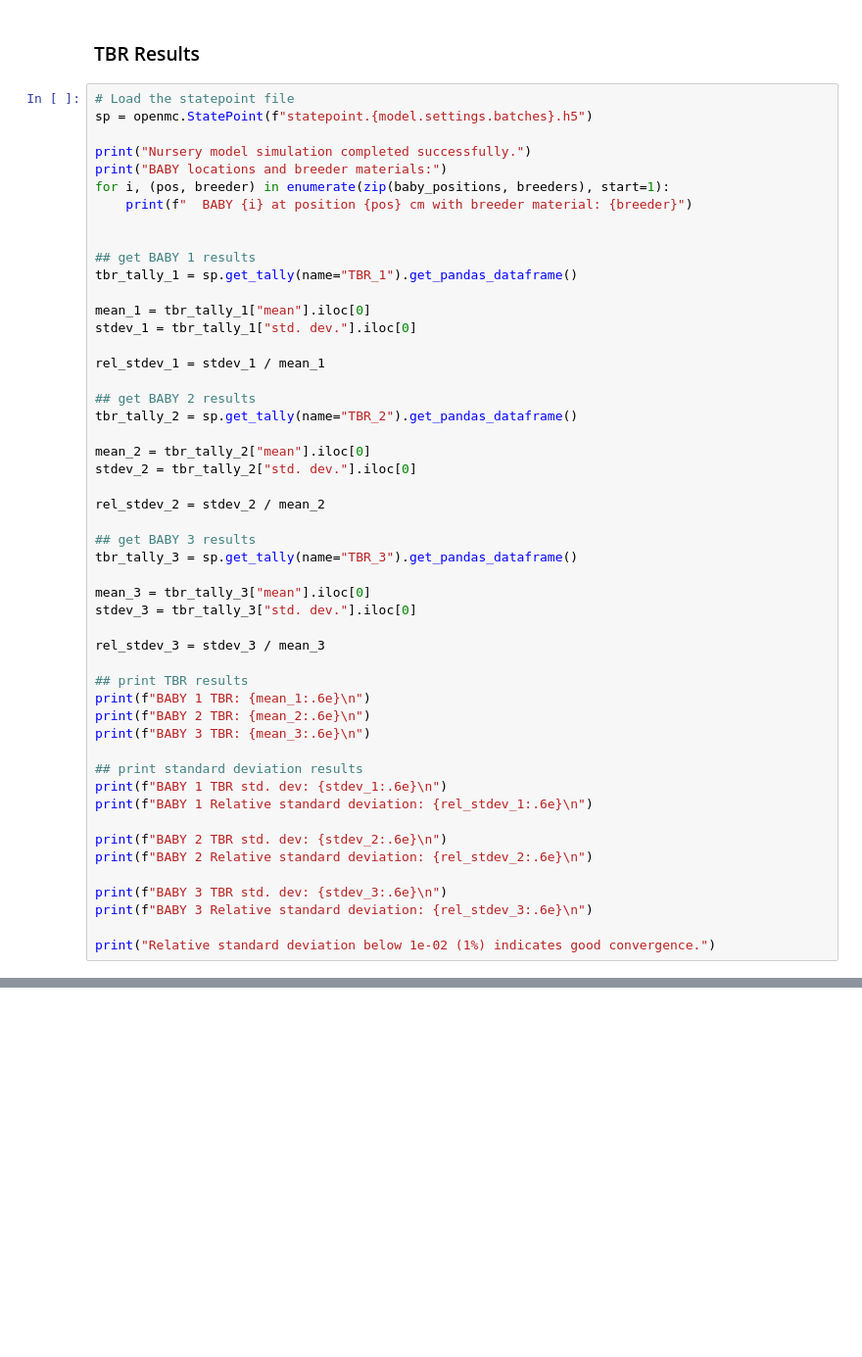
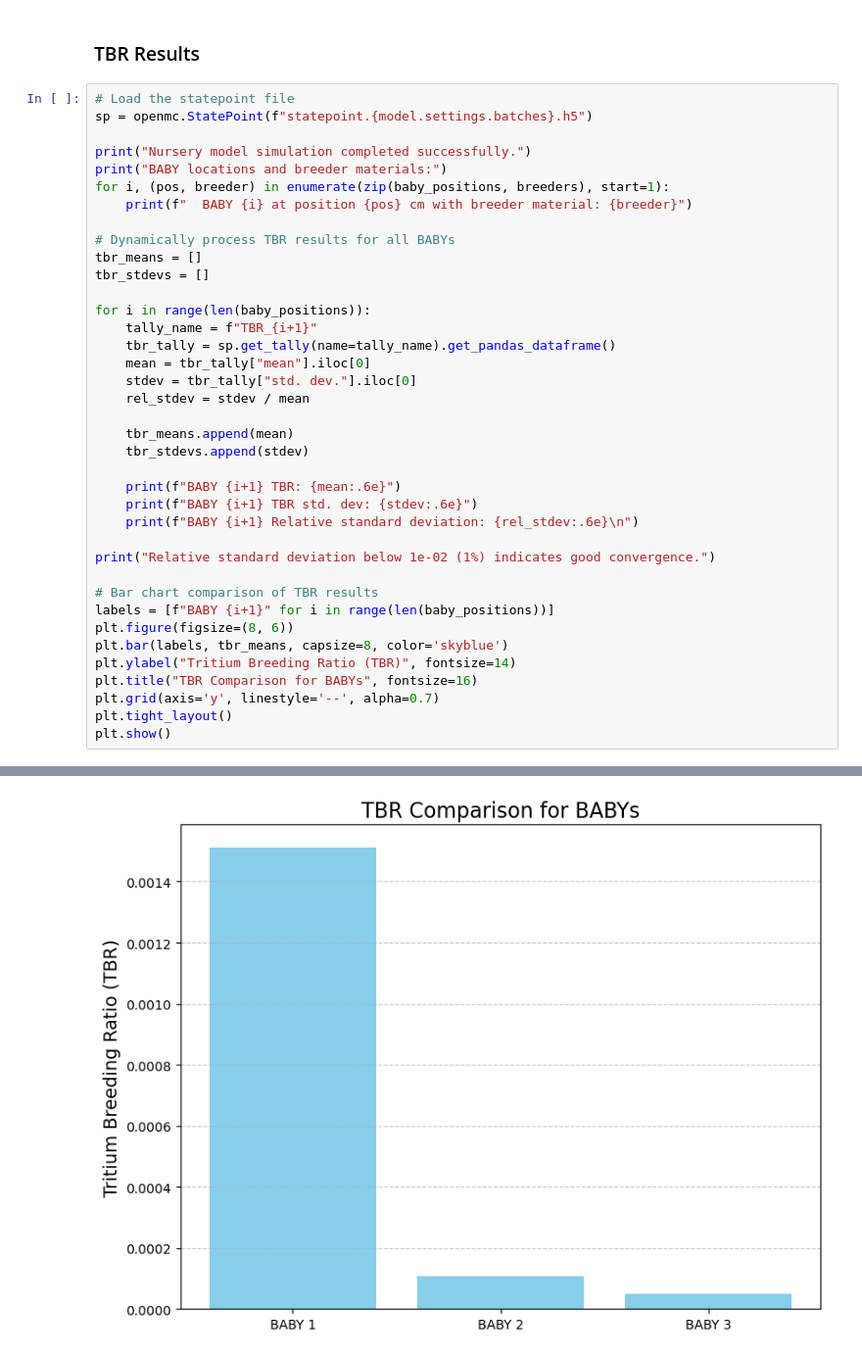
Before and after one commit to rossmacdonald98/Nursery_layout, a Jupyter notebook: analysis/neutron/postprocessing.ipynb, the cells around one changed output, grey strips where cells are left out. Shown at 98% size. Cells and saved outputs as stored; diff of their text form; blank space fills up the shorter version.

```diff
--- a/analysis/neutron/postprocessing.ipynb
+++ b/analysis/neutron/postprocessing.ipynb
@@ -175,47 +153,35 @@ print("BABY locations and breeder materials:")
 for i, (pos, breeder) in enumerate(zip(baby_positions, breeders), start=1):
     print(f"  BABY {i} at position {pos} cm with breeder material: {breeder}")
 
+# Dynamically process TBR results for all BABYs
+tbr_means = []
+tbr_stdevs = []
 
-## get BABY 1 results
-tbr_tally_1 = sp.get_tally(name="TBR_1").get_pandas_dataframe()
+for i in range(len(baby_positions)):
+    tally_name = f"TBR_{i+1}"
+    tbr_tally = sp.get_tally(name=tally_name).get_pandas_dataframe()
+    mean = tbr_tally["mean"].iloc[0]
+    stdev = tbr_tally["std. dev."].iloc[0]
+    rel_stdev = stdev / mean
 
-mean_1 = tbr_tally_1["mean"].iloc[0]
-stdev_1 = tbr_tally_1["std. dev."].iloc[0]
+    tbr_means.append(mean)
+    tbr_stdevs.append(stdev)
 
-rel_stdev_1 = stdev_1 / mean_1
-
-## get BABY 2 results
-tbr_tally_2 = sp.get_tally(name="TBR_2").get_pandas_dataframe()
-
-mean_2 = tbr_tally_2["mean"].iloc[0]
-stdev_2 = tbr_tally_2["std. dev."].iloc[0]
-
-rel_stdev_2 = stdev_2 / mean_2
-
-## get BABY 3 results
-tbr_tally_3 = sp.get_tally(name="TBR_3").get_pandas_dataframe()
-
-mean_3 = tbr_tally_3["mean"].iloc[0]
-stdev_3 = tbr_tally_3["std. dev."].iloc[0]
-
-rel_stdev_3 = stdev_3 / mean_3
-
-## print TBR results
-print(f"BABY 1 TBR: {mean_1:.6e}\n")
-print(f"BABY 2 TBR: {mean_2:.6e}\n")
-print(f"BABY 3 TBR: {mean_3:.6e}\n")
-
-## print standard deviation results
-print(f"BABY 1 TBR std. dev: {stdev_1:.6e}\n")
-print(f"BABY 1 Relative standard deviation: {rel_stdev_1:.6e}\n")
-
-print(f"BABY 2 TBR std. dev: {stdev_2:.6e}\n")
-print(f"BABY 2 Relative standard deviation: {rel_stdev_2:.6e}\n")
-
-print(f"BABY 3 TBR std. dev: {stdev_3:.6e}\n")
-print(f"BABY 3 Relative standard deviation: {rel_stdev_3:.6e}\n")
+    print(f"BABY {i+1} TBR: {mean:.6e}")
+    print(f"BABY {i+1} TBR std. dev: {stdev:.6e}")
+    print(f"BABY {i+1} Relative standard deviation: {rel_stdev:.6e}\n")
 
 print("Relative standard deviation below 1e-02 (1%) indicates good convergence.")
+
+# Bar chart comparison of TBR results
+labels = [f"BABY {i+1}" for i in range(len(baby_positions))]
+plt.figure(figsize=(8, 6))
+plt.bar(labels, tbr_means, capsize=8, color='skyblue')
+plt.ylabel("Tritium Breeding Ratio (TBR)", fontsize=14)
+plt.title("TBR Comparison for BABYs", fontsize=16)
+plt.grid(axis='y', linestyle='--', alpha=0.7)
+plt.tight_layout()
+plt.show()
 # %% [output]
 Nursery model simulation completed successfully.
 BABY locations and breeder materials:
@@ -235,2 +202,3 @@ BABY 3 Relative standard deviation: 1.241497e-01
 
 Relative standard deviation below 1e-02 (1%) indicates good convergence.
+[figure, added]
```
Also changed, not shown: parts of 13 cells of this notebook, 1 other file.
